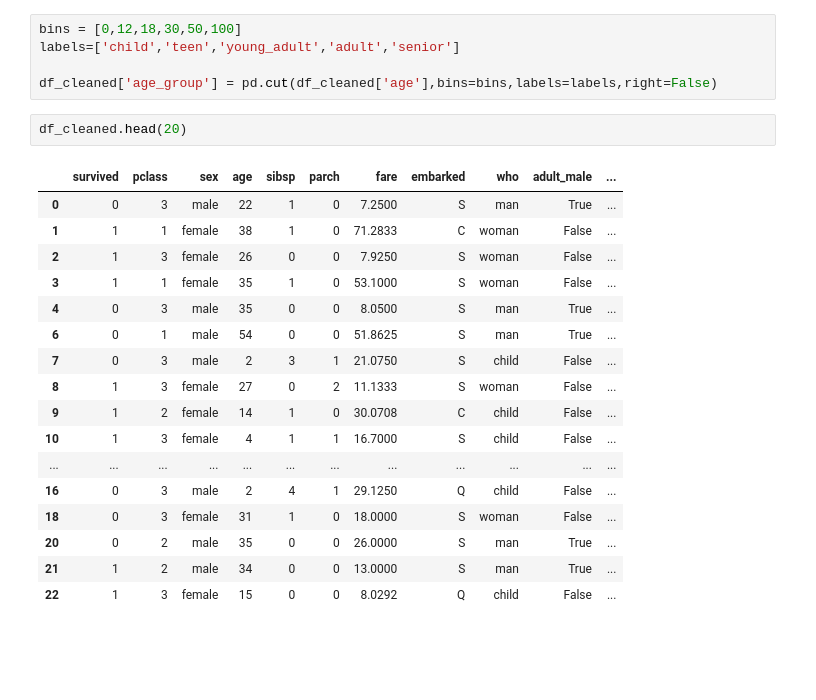
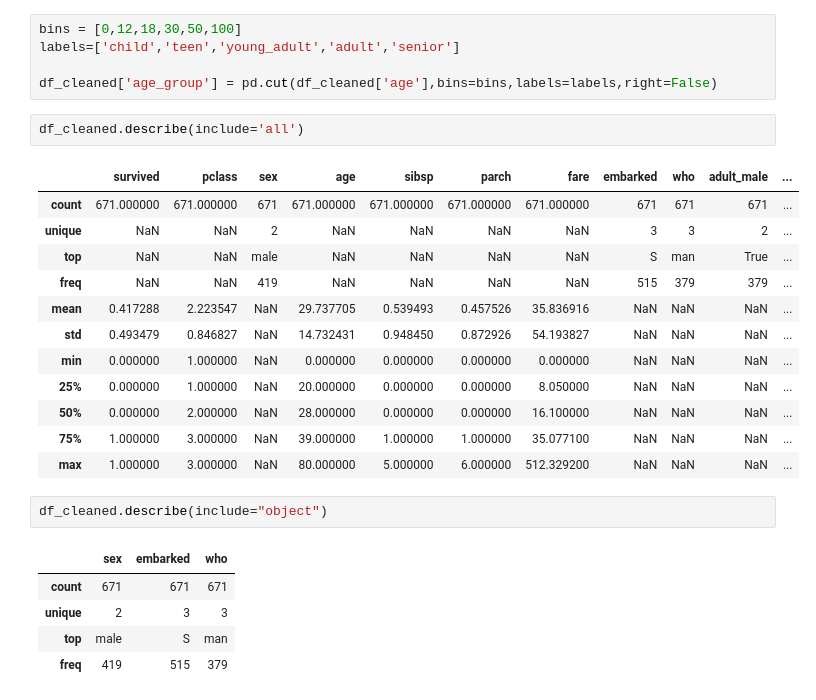
Before and after one commit to K-Atina/Titanic-Dataset, a Jupyter notebook: Titanic_Dataset.ipynb, the cells around one changed output. Drawn from its saved outputs; the diff is of its cells as text; blank space fills up the shorter version.

```diff
--- a/Titanic_Dataset.ipynb
+++ b/Titanic_Dataset.ipynb
@@ -263,22 +263,25 @@ labels=['child','teen','young_adult','adult','senior']
 
 df_cleaned['age_group'] = pd.cut(df_cleaned['age'],bins=bins,labels=labels,right=False)
 # %%
-df_cleaned.head(20)
+df_cleaned.describe(include='all')
 # %% [output]
 |  | survived | pclass | sex | age | sibsp | parch | fare | embarked | who | adult_male | ... |
-| 0 | 0 | 3 | male | 22 | 1 | 0 | 7.2500 | S | man | True | ... |
-| 1 | 1 | 1 | female | 38 | 1 | 0 | 71.2833 | C | woman | False | ... |
-| 2 | 1 | 3 | female | 26 | 0 | 0 | 7.9250 | S | woman | False | ... |
-| 3 | 1 | 1 | female | 35 | 1 | 0 | 53.1000 | S | woman | False | ... |
-| 4 | 0 | 3 | male | 35 | 0 | 0 | 8.0500 | S | man | True | ... |
-| 6 | 0 | 1 | male | 54 | 0 | 0 | 51.8625 | S | man | True | ... |
-| 7 | 0 | 3 | male | 2 | 3 | 1 | 21.0750 | S | child | False | ... |
-| 8 | 1 | 3 | female | 27 | 0 | 2 | 11.1333 | S | woman | False | ... |
-| 9 | 1 | 2 | female | 14 | 1 | 0 | 30.0708 | C | child | False | ... |
-| 10 | 1 | 3 | female | 4 | 1 | 1 | 16.7000 | S | child | False | ... |
-| ... | ... | ... | ... | ... | ... | ... | ... | ... | ... | ... | ... |
-| 16 | 0 | 3 | male | 2 | 4 | 1 | 29.1250 | Q | child | False | ... |
-| 18 | 0 | 3 | female | 31 | 1 | 0 | 18.0000 | S | woman | False | ... |
-| 20 | 0 | 2 | male | 35 | 0 | 0 | 26.0000 | S | man | True | ... |
-| 21 | 1 | 2 | male | 34 | 0 | 0 | 13.0000 | S | man | True | ... |
-| 22 | 1 | 3 | female | 15 | 0 | 0 | 8.0292 | Q | child | False | ... |
+| count | 671.000000 | 671.000000 | 671 | 671.000000 | 671.000000 | 671.000000 | 671.000000 | 671 | 671 | 671 | ... |
+| unique | NaN | NaN | 2 | NaN | NaN | NaN | NaN | 3 | 3 | 2 | ... |
+| top | NaN | NaN | male | NaN | NaN | NaN | NaN | S | man | True | ... |
+| freq | NaN | NaN | 419 | NaN | NaN | NaN | NaN | 515 | 379 | 379 | ... |
+| mean | 0.417288 | 2.223547 | NaN | 29.737705 | 0.539493 | 0.457526 | 35.836916 | NaN | NaN | NaN | ... |
+| std | 0.493479 | 0.846827 | NaN | 14.732431 | 0.948450 | 0.872926 | 54.193827 | NaN | NaN | NaN | ... |
+| min | 0.000000 | 1.000000 | NaN | 0.000000 | 0.000000 | 0.000000 | 0.000000 | NaN | NaN | NaN | ... |
+| 25% | 0.000000 | 1.000000 | NaN | 20.000000 | 0.000000 | 0.000000 | 8.050000 | NaN | NaN | NaN | ... |
+| 50% | 0.000000 | 2.000000 | NaN | 28.000000 | 0.000000 | 0.000000 | 16.100000 | NaN | NaN | NaN | ... |
+| 75% | 1.000000 | 3.000000 | NaN | 39.000000 | 1.000000 | 1.000000 | 35.077100 | NaN | NaN | NaN | ... |
+| max | 1.000000 | 3.000000 | NaN | 80.000000 | 5.000000 | 6.000000 | 512.329200 | NaN | NaN | NaN | ... |
+# %%
+df_cleaned.describe(include="object")
+# %% [output]
+|  | sex | embarked | who |
+| count | 671 | 671 | 671 |
+| unique | 2 | 3 | 3 |
+| top | male | S | man |
+| freq | 419 | 515 | 379 |
```
Also changed, not shown: parts of 1 cell of this notebook.
